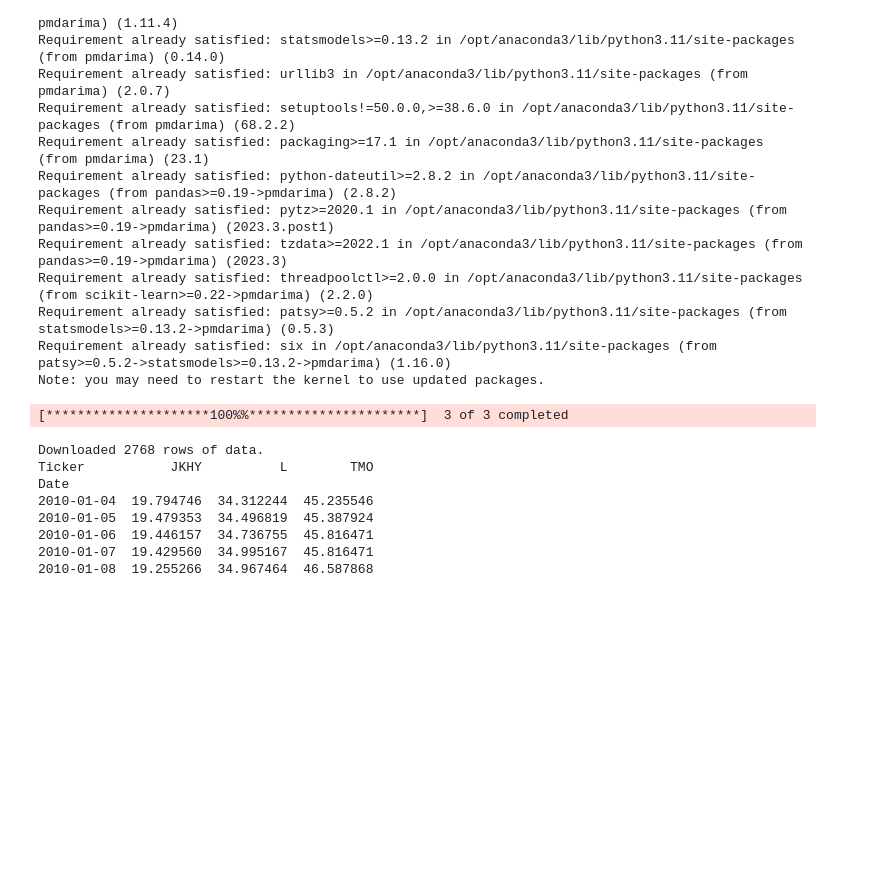
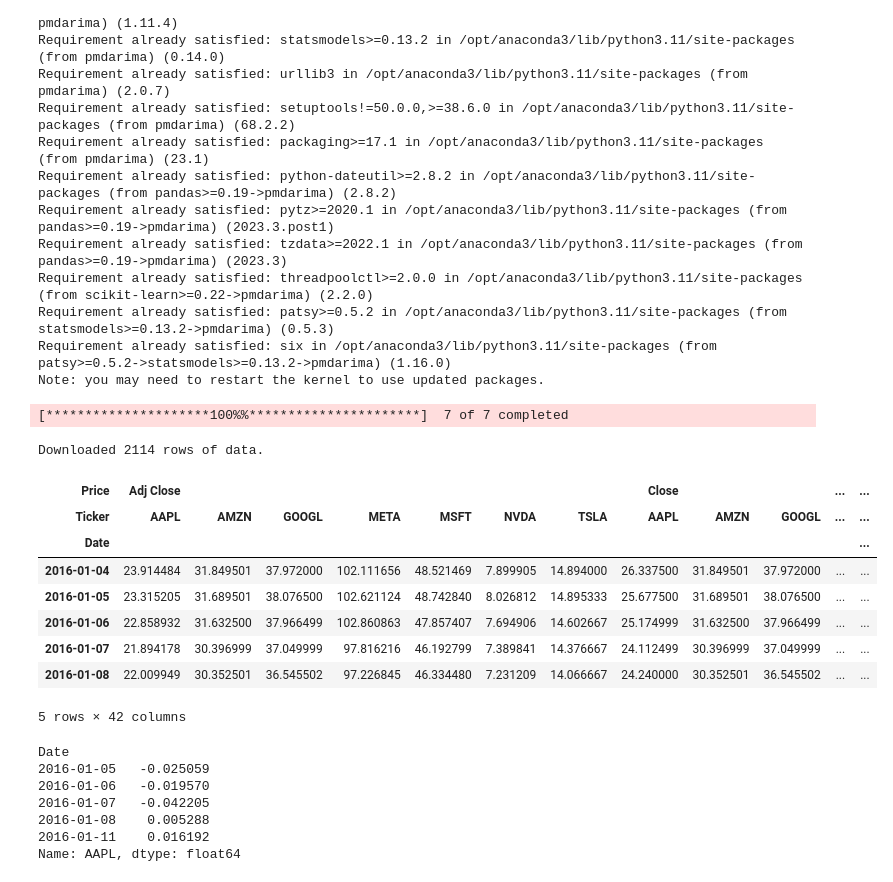
Before and after one commit to diyizhilunba/Python-for-Finance, a Jupyter notebook: method of time series.ipynb, the cells around one changed output. Drawn from its saved outputs; the diff is of its cells as text; code cells hidden in the pictures; blank space fills up the shorter version.

```diff
--- a/method of time series.ipynb
+++ b/method of time series.ipynb
@@ -36,17 +31,35 @@ sp500_list = sp500_df['Symbol'].sample(n=3).tolist()
+# %%
+START_DATE = '2016-01-01'
+END_DATE = '2024-5-29'
+ASSET = ['AAPL','TSLA', 'MSFT',"NVDA","GOOGL","AMZN","META"]
+prices_df = yf.download(ASSET,start = START_DATE,end = END_DATE)
+print(f'Downloaded {prices_df.shape[0]} rows of data.')
+prices_df.head()
+# %% [output]
+[*********************100%%**********************]  7 of 7 completed
+Downloaded 2114 rows of data.
+| Price | Adj Close |  |  |  |  |  |  | Close |  |  | ... | ... |
+| Ticker | AAPL | AMZN | GOOGL | META | MSFT | NVDA | TSLA | AAPL | AMZN | GOOGL | ... | ... |
+| Date |  |  |  |  |  |  |  |  |  |  |  | ... |
+| 2016-01-04 | 23.914484 | 31.849501 | 37.972000 | 102.111656 | 48.521469 | 7.899905 | 14.894000 | 26.337500 | 31.849501 | 37.972000 | ... | ... |
+| 2016-01-05 | 23.315205 | 31.689501 | 38.076500 | 102.621124 | 48.742840 | 8.026812 | 14.895333 | 25.677500 | 31.689501 | 38.076500 | ... | ... |
+| 2016-01-06 | 22.858932 | 31.632500 | 37.966499 | 102.860863 | 47.857407 | 7.694906 | 14.602667 | 25.174999 | 31.632500 | 37.966499 | ... | ... |
+| 2016-01-07 | 21.894178 | 30.396999 | 37.049999 | 97.816216 | 46.192799 | 7.389841 | 14.376667 | 24.112499 | 30.396999 | 37.049999 | ... | ... |
+| 2016-01-08 | 22.009949 | 30.352501 | 36.545502 | 97.226845 | 46.334480 | 7.231209 | 14.066667 | 24.240000 | 30.352501 | 36.545502 | ... | ... |
+5 rows × 42 columns
 # %%
-start_date = '2010-01-01'
-end_date = '2020-12-31'
-prices_df = yf.download(sp500_list, start=start_date, end=end_date)['Adj Close']
-prices_df.dropna(axis=1, inplace=True)
-print(f'Downloaded {prices_df.shape[0]} rows of data.')
-print(prices_df.head())
+big_7_returns = prices_df['Adj Close'].pct_change().dropna()
+
+aapl_returns = big_7_returns['AAPL']
+q_low = aapl_returns.quantile(0.01)
+q_high = aapl_returns.quantile(0.99)
+aapl_returns_filtered = aapl_returns[(aapl_returns > q_low) & (aapl_returns < q_high)]
+aapl_returns.head()
 # %% [output]
-[*********************100%%**********************]  3 of 3 completed
+Date
+2016-01-05   -0.025059
+2016-01-06   -0.019570
+2016-01-07   -0.042205
+2016-01-08    0.005288
+2016-01-11    0.016192
+Name: AAPL, dtype: float64
-Downloaded 2768 rows of data.
-Ticker           JKHY          L        TMO
-Date
-2010-01-04  19.794746  34.312244  45.235546
-2010-01-05  19.479353  34.496819  45.387924
-2010-01-06  19.446157  34.736755  45.816471
-2010-01-07  19.429560  34.995167  45.816471
-2010-01-08  19.255266  34.967464  46.587868
```
Also changed, not shown: parts of 11 cells of this notebook.
